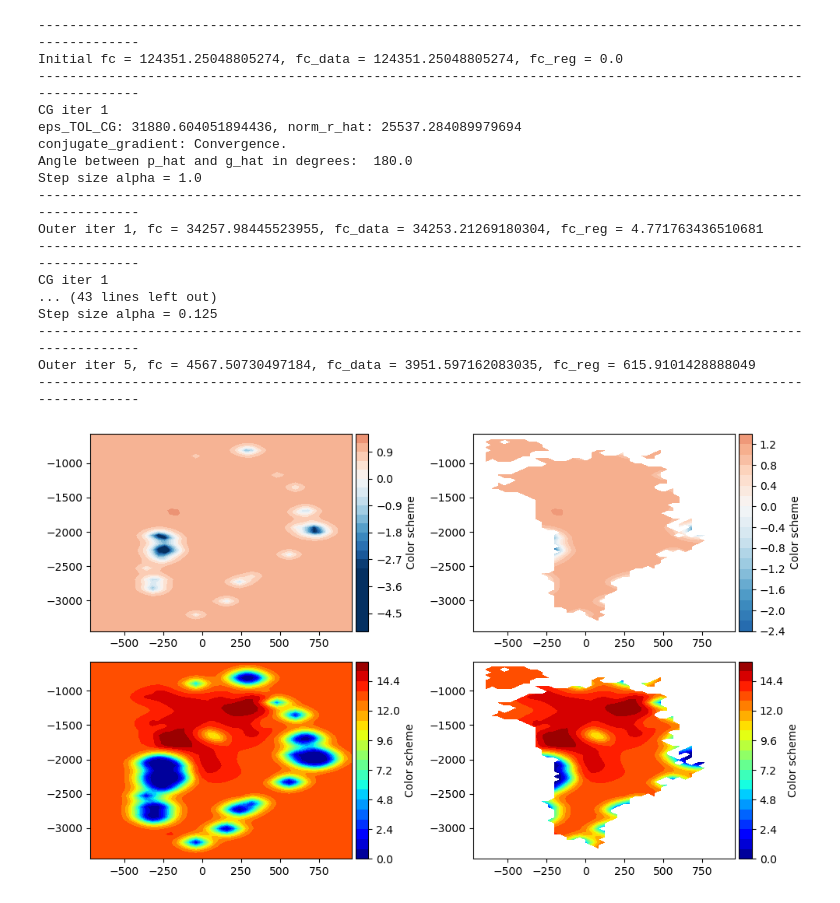
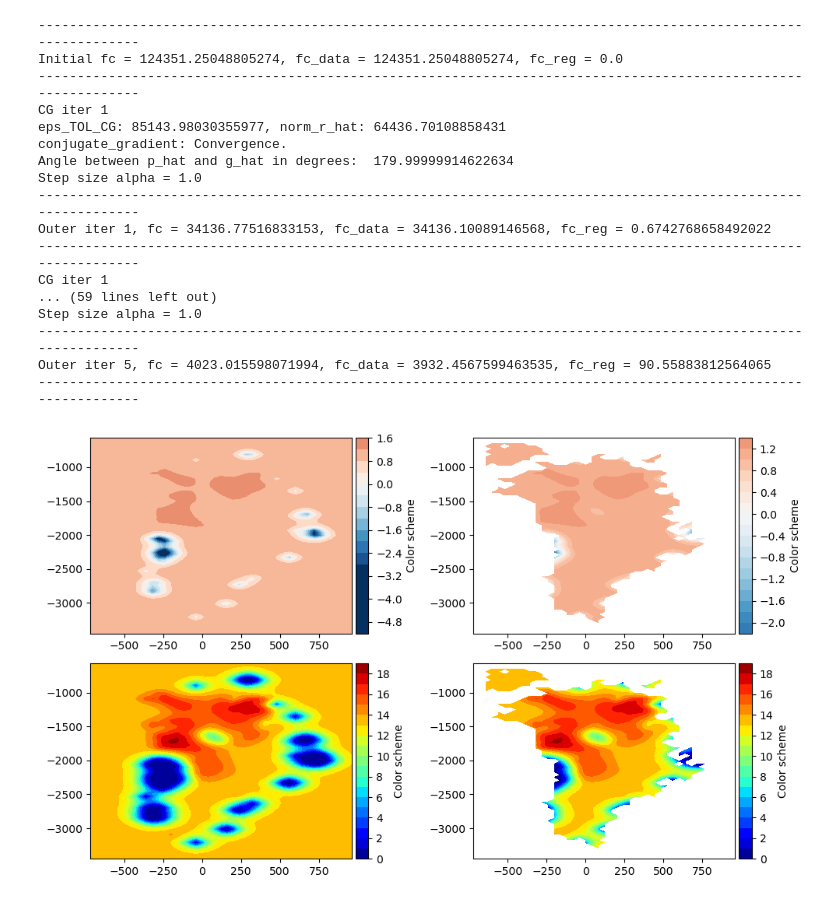
Before and after one commit to Shreyas911/pySICOPOLIS, a Jupyter notebook: examples/jupyter_notebooks/optim_tuneCS.ipynb, the cells around one changed output. Saved outputs shown, nothing was run; the diff lists cells and outputs as text; code cells hidden in the pictures.

```diff
--- a/examples/jupyter_notebooks/optim_tuneCS.ipynb
+++ b/examples/jupyter_notebooks/optim_tuneCS.ipynb
@@ -46,8 +46,8 @@ IMAX = xModel40.shape[0]-1
 JMAX = yModel40.shape[0]-1
 
 log_c_slide_init = np.log10(13.5)*np.ones((JMAX+1, IMAX+1))
-# log_c_slide_init = np.log10(100.0)*np.ones((JMAX+1, IMAX+1))
 
+# Ensure the sequence in these arrays is the same as defined in ad_specs.h
 dict_og_params_fields_vals = {"xx_c_slide_init": log_c_slide_init}
 dict_params_fields_num_dims = {"xx_c_slide_init": "2D"}
 dict_params_coords = {"time_ad": time_ad,
@@ -58,11 +58,9 @@ dict_params_attrs_type = {"xx_c_slide_init": "nodiff"}
 dict_params_fields_or_scalars = {"xx_c_slide_init": "field"}
 dict_masks_observables = {"vs": vs_uncert_data**(-2)}
 
-prior_alpha = 1.0
-prior_delta_z_scaler = 1.0
-dict_prior_sigmas = {"xx_c_slide_init": None}
-dict_prior_gammas = {"xx_c_slide_init": 1000.0}
-dict_prior_deltas = {"xx_c_slide_init": 1.0}
+dict_prior_sigmas = {"xx_c_slide_init": 1.0}
+dict_prior_gammas = {"xx_c_slide_init": 1.0}
+dict_prior_deltas = {"xx_c_slide_init": 1.e-3}
 
 MAX_ITERS_SOR = 100
 OMEGA_SOR = 1.5
@@ -272,8 +344,8 @@ DA = optim.DataAssimilation(sicopolis_dir, simulation,
                             dict_ad_log_file_suffixes, dict_ad_nc_suffixes,
                             dict_og_params_fields_vals, dict_params_fields_num_dims,
                             dict_params_coords, dict_params_attrs_type, dict_params_fields_or_scalars, dict_masks_observables,
-                            prior_alpha, prior_delta_z_scaler, dict_prior_sigmas, dict_prior_gammas, dict_prior_deltas,
-                            MAX_ITERS_SOR, OMEGA_SOR, None, True, "0002.nc", "/scratch2/shreyas/temp_dir")
+                            dict_prior_sigmas, dict_prior_gammas, dict_prior_deltas,
+                            MAX_ITERS_SOR, OMEGA_SOR, None, True, "0002.nc", "/scratch2/shreyas/temp_dir", None, ds_prior_X)
 
 ds = DA.inexact_gn_hessian_cg(MAX_ITERS=5, init_alpha_gd = 1.e-6)
 
@@ -286,38 +358,38 @@ plt.rcParams["figure.figsize"] = (10,6)
 fig, ax = plt.subplots(2, 2)
 fancyPlotter.plot_normal(xModel40,
                          yModel40,
                          ds["xx_c_slide_init"].data,
                          cmap = 'RdBu_r', nbins = 20, vmin = -3, vmax = 3, fig = fig, ax = ax[0, 0])
 fancyPlotter.plot_normal(xModel40,
                          yModel40,
                          ds["xx_c_slide_init"].data*mask,
                          cmap = 'RdBu_r', nbins = 20, vmin = -3, vmax = 3, fig = fig, ax = ax[0, 1])
 fancyPlotter.plot_normal(xModel40,
                          yModel40,
                          10**ds["xx_c_slide_init"].data,
                          cmap = 'jet', nbins = 20, fig = fig, ax = ax[1, 0])
 fancyPlotter.plot_normal(xModel40,
                          yModel40,
                          10**ds["xx_c_slide_init"].data*mask,
                          cmap = 'jet', nbins = 20, fig = fig, ax = ax[1, 1])
 plt.tight_layout()
 # %% [output]
 ---------------------------------------------------------------------------------------------------------------
 Initial fc = 124351.25048805274, fc_data = 124351.25048805274, fc_reg = 0.0
 ---------------------------------------------------------------------------------------------------------------
 CG iter 1
-eps_TOL_CG: 31880.604051894436, norm_r_hat: 25537.284089979694
+eps_TOL_CG: 85143.98030355977, norm_r_hat: 64436.70108858431
 conjugate_gradient: Convergence.
-Angle between p_hat and g_hat in degrees:  180.0
+Angle between p_hat and g_hat in degrees:  179.99999914622634
 Step size alpha = 1.0
 ---------------------------------------------------------------------------------------------------------------
-Outer iter 1, fc = 34257.98445523955, fc_data = 34253.21269180304, fc_reg = 4.771763436510681
+Outer iter 1, fc = 34136.77516833153, fc_data = 34136.10089146568, fc_reg = 0.6742768658492022
 ---------------------------------------------------------------------------------------------------------------
 CG iter 1
-... (43 lines left out)
-Step size alpha = 0.125
+... (59 lines left out)
+Step size alpha = 1.0
 ---------------------------------------------------------------------------------------------------------------
-Outer iter 5, fc = 4567.50730497184, fc_data = 3951.597162083035, fc_reg = 615.9101428888049
+Outer iter 5, fc = 4023.015598071994, fc_data = 3932.4567599463535, fc_reg = 90.55883812564065
 ---------------------------------------------------------------------------------------------------------------
-[figure, old version]
+[figure, new version]
 # %%
```
Also changed, not shown: parts of 19 cells of this notebook.
